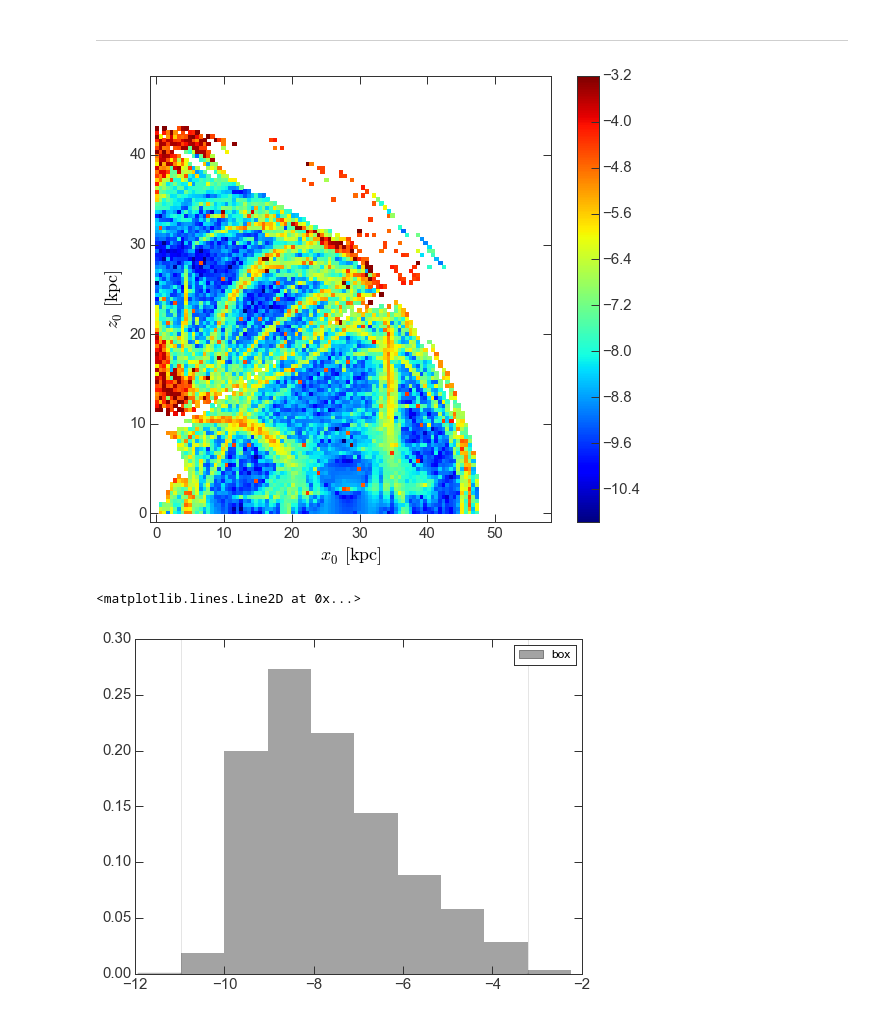
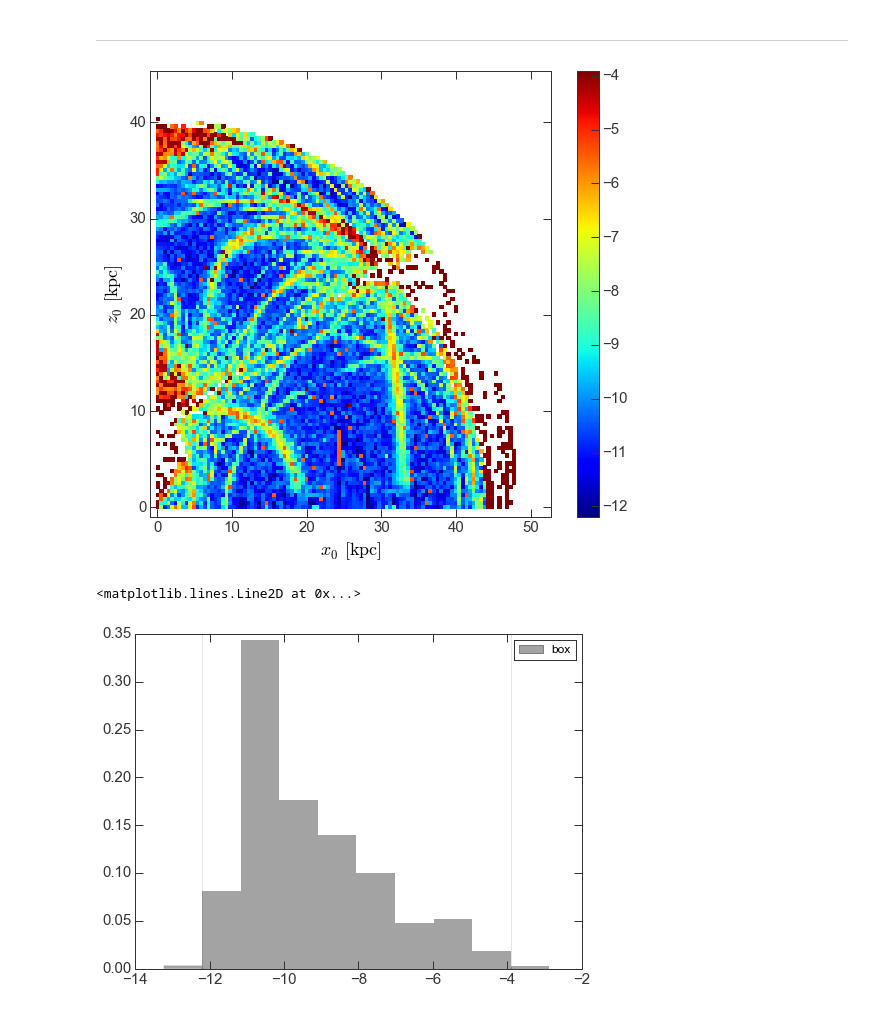
Before and after one commit to adrn/StreamMorphology, a Jupyter notebook: notebooks/Freqmap.ipynb, the cells around one changed output. Saved outputs shown, nothing was run; the diff lists cells and outputs as text; code cells hidden in the pictures.

```diff
--- a/notebooks/Freqmap.ipynb
+++ b/notebooks/Freqmap.ipynb
@@ -20,7 +28,7 @@ from gary.units import galactic
 # %%
-potential = gp.LeeSutoTriaxialNFWPotential(v_c=0.239225, r_s=30.,
-                                           a=1., b=0.75, c=0.55,
-                                           units=galactic)
+# potential = gp.LeeSutoTriaxialNFWPotential(v_c=0.239225, r_s=30.,
+#                                            a=1., b=0.75, c=0.55,
+#                                            units=galactic)
 # %%
 path = "/Users/adrian/projects/morphology/output/E-0.210_LeeSutoTriaxialNFWPotential_loop"
 # %%
@@ -51,10 +59,18 @@ if path.endswith('box'):
     vmin = box_freq_diff.min() + delta/10.
     vmax = box_freq_diff.max() - delta/10.
 else:
+    all_freq_diff = np.zeros(len(loop_ix))
+
     loop_ix = done_ix & (d[:,0,8] == 1.) & np.all(np.isfinite(d[:,0,3:6]), axis=1) & np.all(np.isfinite(d[:,1,3:6]), axis=1)
     nperiods = d[loop_ix,0,9]*d[loop_ix,0,10] / (2*np.pi/np.abs(d[loop_ix,0,3:6]).max(axis=1))
     max_frac_diff = np.abs((d[loop_ix,1,3:6] - d[loop_ix,0,3:6]) / d[loop_ix,0,3:6]).max(axis=1)
     loop_freq_diff = np.log10(max_frac_diff / nperiods / 2.)
+    all_freq_diff[loop_ix] = loop_freq_diff
+
+    box_ix = done_ix & (d[:,0,8] == 0.) & np.all(np.isfinite(d[:,0,:3]), axis=1) & np.all(np.isfinite(d[:,1,:3]), axis=1)
+    nperiods = d[box_ix,0,9]*d[box_ix,0,10] / (2*np.pi/np.abs(d[box_ix,0,3:6]).max(axis=1))
+    max_frac_diff = np.abs((d[box_ix,1,3:6] - d[box_ix,0,3:6]) / d[box_ix,0,3:6]).max(axis=1)
+    all_freq_diff[box_ix] = np.log10(max_frac_diff / nperiods / 2.)
 
     fin_loop_ix = np.isfinite(loop_freq_diff)
     bad_loop_ix = np.logical_not(fin_loop_ix)
@@ -105,6 +114,7 @@ else:
 # %%
 derp = w0[bad_ix][5]
-t,w = potential.integrate_orbit(derp, dt=2., nsteps=105000,
+nsteps = 200000
+t,w = potential.integrate_orbit(derp, dt=2., nsteps=nsteps,
                                 Integrator=gi.DOPRI853Integrator)
 fig = gd.plot_orbits(w, linestyle='none', alpha=0.02)
 E = potential.total_energy(w[:,0,:3],w[:,0,3:])
@@ -121,0 +129,3 @@ fig = gd.plot_orbits(ww, linestyle='none', alpha=0.02)
+# %%
+fig = gd.plot_orbits(ww[:nsteps//2], linestyle='none', alpha=0.02)
+fig = gd.plot_orbits(ww[nsteps//2:], linestyle='none', alpha=0.02)
@@ -138,31 +164,38 @@ memmap([ -6.14463013e-03,  -6.13618307e-03,  -6.52241937e-03,
 # %%
 if path.endswith('box'):
     # plot initial condition grid, colored by fractional diffusion rate
-    fig = plt.figure(figsize=(10,10))
+    fig = plt.figure(figsize=(14,10))
     ax = fig.add_subplot(111, projection='3d')
-    ax.scatter3D(w0[box_ix,0], w0[box_ix,1], w0[box_ix,2], c=box_freq_diff,
-                 vmin=vmin, vmax=vmax, cmap='RdYlBu', s=20, marker='o')
+    c = ax.scatter3D(w0[box_ix,0], w0[box_ix,1], w0[box_ix,2], c=box_freq_diff,
+                     vmin=vmin, vmax=vmax, cmap='Greys', s=20, marker='o')
     ax.set_xlim(-1, w0[:,0].max()+5)
     ax.set_ylim(-1, w0[:,1].max()+5)
     ax.set_zlim(-1, w0[:,2].max()+5)
     ax.set_xlabel("$x$")
     ax.set_ylabel("$y$")
     ax.set_zlabel("$z$")
 
     ax.elev = 45
     ax.azim = 45
+    fig.colorbar(c)
 else:
     # plot initial condition grid, colored by fractional diffusion rate
     fig,ax = plt.subplots(1,1,figsize=(9,8))
-    c = ax.scatter(w0[loop_ix,0][fin_loop_ix], w0[loop_ix,2][fin_loop_ix], c=loop_freq_diff,
+#     c = ax.scatter(w0[loop_ix,0][fin_loop_ix], w0[loop_ix,2][fin_loop_ix], c=loop_freq_diff,
+#                    vmin=vmin, vmax=vmax, cmap='jet', s=20, marker='s')
+    c = ax.scatter(w0[:,0], w0[:,2], c=all_freq_diff,
                    vmin=vmin, vmax=vmax, cmap='jet', s=20, marker='s')
     ax.set_xlim(-1, w0[:,0].max()+5)
     ax.set_ylim(-1, w0[:,2].max()+5)
     ax.set_xlabel(r'$x_0$ $[{\rm kpc}]$')
     ax.set_ylabel(r'$z_0$ $[{\rm kpc}]$')
     fig.colorbar(c)
+
+#     c.set_sizes([500])
+#     ax.set_xlim(28,37)
+#     ax.set_ylim(11,20)
 # %% [output]
-[figure, old version]
+[figure, new version]
 # %%
 # plot histograms of diffusion rates
 fig,ax = plt.subplots(1,1,figsize=(8,6))
@@ -175,7 +208,7 @@ ax.axvline(vmin, alpha=0.1, c='k')
 ax.axvline(vmax, alpha=0.1, c='k')
 # %% [output]
 <matplotlib.lines.Line2D at 0x...>
-[figure, old version]
+[figure, new version]
 # %%
 # plot frequency maps
 fig,ax = plt.subplots(1,1,figsize=(8,8))
```
Also changed, not shown: parts of 30 cells of this notebook, 4 other files.
